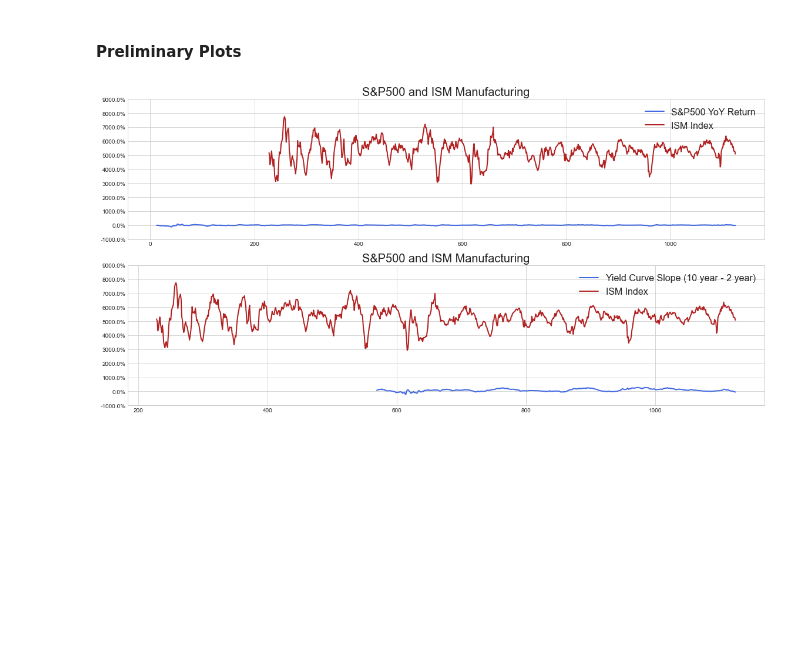
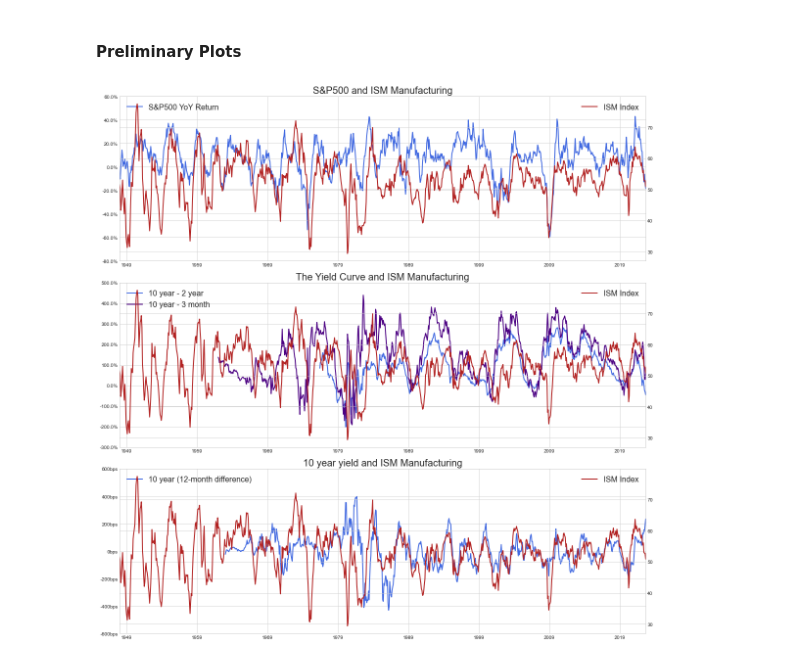
Before and after one commit to santoromano/Macro-Cross-Sectional-Analysis, a Jupyter notebook: ism.ipynb, the cells around one changed output. Saved outputs shown, nothing was run; the diff lists cells and outputs as text; code cells hidden in the pictures; blank space fills up the shorter version.

```diff
--- a/ism.ipynb
+++ b/ism.ipynb
@@ -9,6 +56,7 @@ plt.style.use('seaborn-whitegrid')
 # %%
 # Data
 data = pd.read_excel("Bloomberg Data.xlsx", sheet_name="Clean")
+data.index = data['Date']
 data = data[['S&P Price Index', "S&P TR Index", 'US 3M', 'US 2Y', 'US 10Y', 'ISM Manufacturing']]
 data.columns = ['SP_price', "SP_tr",'3m','2y','10y','ISM']
 # %%
@@ -21,5 +69,8 @@ data['SPtr_yoy'] = np.log(data['SP_tr'] / data['SP_tr'].shift(12))
 
 data['10-2'] = data['10y'] - data['2y']
 data['10-3m'] = data['10y'] - data['3m']
+
+data["10y_yoy"] = data['10y'] - data['10y'].shift(12)
 # %%
-data
+# data['ISM'][data['ISM'].isna()==True]
+data = data.loc['1948':] # ISM begins in 1948
@@ -40,28 +77,47 @@ data
 # %% [markdown]
 #### Preliminary Plots
 # %%
-fig, ax = plt.subplots(2, 1, figsize=(16,8))
+fig, ax = plt.subplots(3, 1, figsize=(16,16))
+
 
 ax1 = data["SP_yoy"].plot(ax=ax[0], legend=True, label="S&P500 YoY Return", color='royalblue', linewidth=2)
-ax1 = data["ISM"].plot(ax=ax[0], legend=True, label="ISM Index", color='firebrick', linewidth=2)
+ax11 = ax1.twinx()
+ax11 = data["ISM"].plot(ax=ax11, legend=True, label="ISM Index", color='firebrick', linewidth=2)
 ax1.set_title('S&P500 and ISM Manufacturing', fontsize=20)
-ax1.legend(fontsize=16)
+ax1.legend(loc=2, fontsize=16)
+ax11.legend(loc=0, fontsize=16)
 ax1.set_xlabel("")
 ax1.set_yticks(ax1.get_yticks())
 y_labels = ax1.get_yticks()
 ax1.set_yticklabels([f'{x:0.1%}' for x in y_labels])
 
 
-ax2 = data["10-2"].plot(ax=ax[1], legend=True, label="Yield Curve Slope (10 year - 2 year)", color='royalblue', linewidth=2)
-ax2 = data["ISM"].plot(ax=ax[1], legend=True, label="ISM Index", color='firebrick', linewidth=2)
-ax2.set_title('S&P500 and ISM Manufacturing', fontsize=20)
-ax2.legend(fontsize=16)
+ax2 = data["10-2"].plot(ax=ax[1], legend=True, label="10 year - 2 year", color='royalblue', linewidth=2)
+ax2 = data["10-3m"].plot(ax=ax[1], legend=True, label="10 year - 3 month", color='indigo', linewidth=2)
+ax22 = ax2.twinx()
+ax22 = data["ISM"].plot(ax=ax22, legend=True, label="ISM Index", color='firebrick', linewidth=2)
+ax2.set_title('The Yield Curve and ISM Manufacturing', fontsize=20)
+ax2.legend(loc=0, fontsize=16)
+ax22.legend(loc=1, fontsize=16)
 ax2.set_xlabel("")
 ax2.set_yticks(ax2.get_yticks())
 y_labels = ax2.get_yticks()
 ax2.set_yticklabels([f'{x:0.1%}' for x in y_labels])
 
+
+ax3 = data["10y_yoy"].plot(ax=ax[2], legend=True, label="10 year (12-month difference)", color='royalblue', linewidth=2)
+ax33 = ax3.twinx()
+ax33 = data["ISM"].plot(ax=ax33, legend=True, label="ISM Index", color='firebrick', linewidth=2)
+ax3.set_title('10 year yield and ISM Manufacturing', fontsize=20)
+ax3.legend(loc=2, fontsize=16)
+ax33.legend(loc=1, fontsize=16)
+ax3.set_xlabel("")
+ax3.set_yticks(ax3.get_yticks())
+y_labels = ax3.get_yticks()
+ax3.set_yticklabels([f'{100*x:0.0f}bps' for x in y_labels])
+
+
 fig.tight_layout()
 plt.show()
 # %% [output]
-[figure, old version]
+[figure, new version]
```
Also changed, not shown: parts of 9 cells of this notebook.
